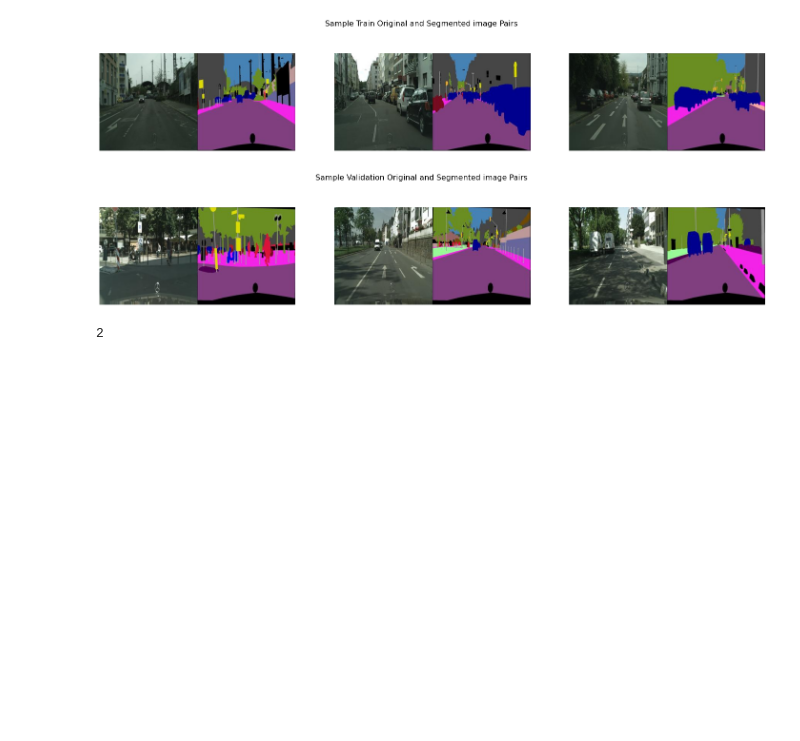
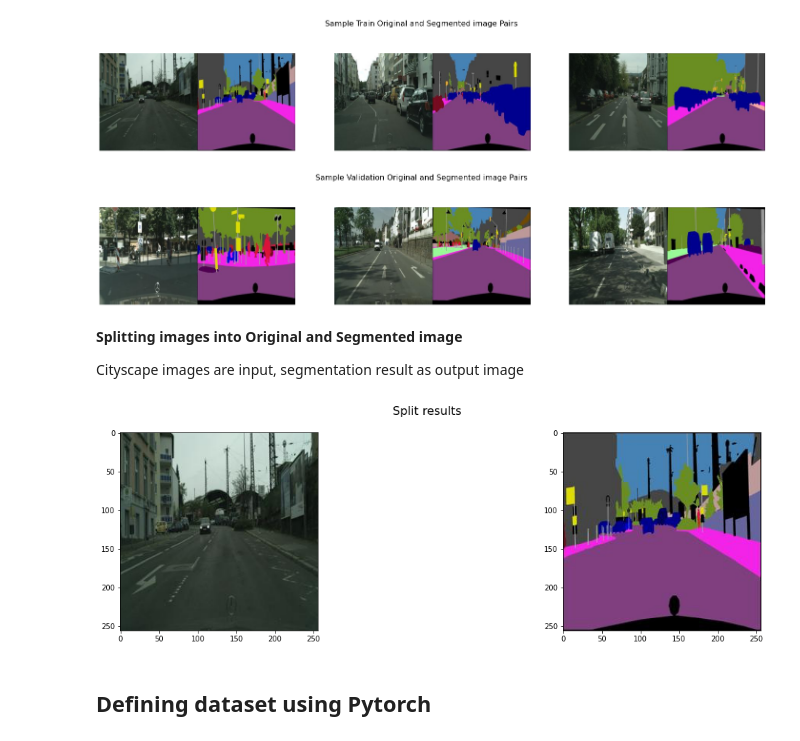
Before and after one commit to sayan0506/DIscriminative-Learning-in-Semantic-Segmentation-on-Cityscape-Dataset, a Jupyter notebook: Pretrained_Resnet_18_with_Discriminative_learning.ipynb, the cells around one changed output. Cells and saved outputs as stored; diff of their text form; code cells hidden in the pictures; blank space fills up the shorter version.

```diff
--- a/Pretrained_Resnet_18_with_Discriminative_learning.ipynb
+++ b/Pretrained_Resnet_18_with_Discriminative_learning.ipynb
@@ -166,7 +190,30 @@ for i, lst in enumerate(zip(dir_list, img_list)):
 # %% [output]
 [figure]
 [figure]
-# %%
-len(img_list)
-# %% [output]
-2
+# %% [markdown]
+**Splitting images into Original and Segmented image**
+
+Cityscape images are input, segmentation result as output image
+# %%
+# split function
+def split_image(image):
+  image = np.array(image)
+  cityscape, label = image[:,:256,:], image[:,256:,]
+  return cityscape, label
+
+cityscape, label = split_image(Image.open(os.path.join(train_dir, train_samples[0])))
+
+# axes is the object for fig list, instead of fig.add_subplot(1,2,img_count)
+# we use axes[0], axes[1] here to access imshow
+fig, axes = plt.subplots(1,2,figsize = (20,5))
+fig.suptitle('Split results', fontsize = (16))
+
+# Image.fromarray(img) converts the numpy array to PIL Image format "<class 'PIL.Image.Image'>""
+axes[0].imshow(Image.fromarray(cityscape))
+axes[1].imshow(Image.fromarray(label))
+
+plt.show()
+# %% [output]
+[figure, added]
+# %% [markdown]
+## Defining dataset using Pytorch
```
Also changed, not shown: parts of 8 cells of this notebook.
